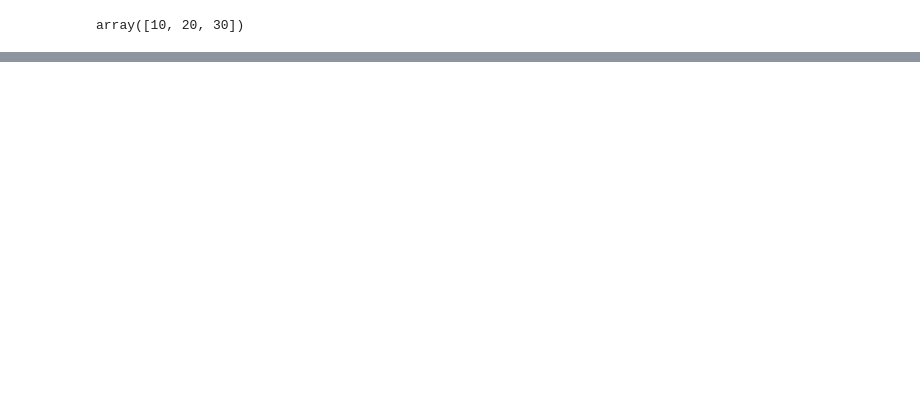
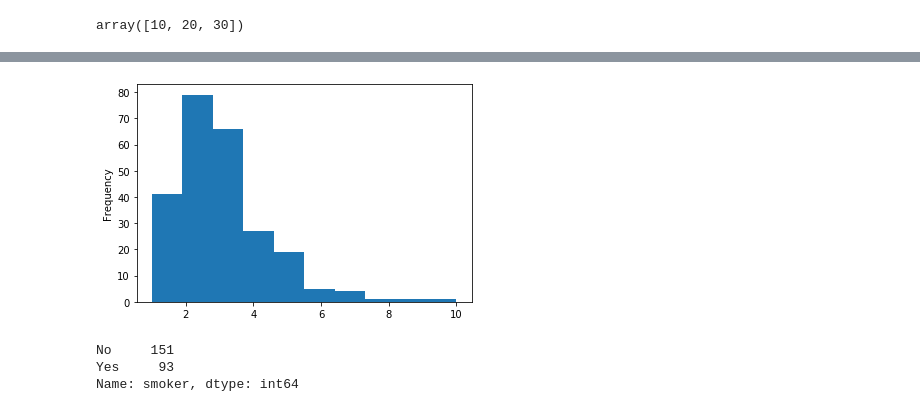
Before and after one commit to ChrisHSKim/python_for_everyone, a Jupyter notebook: notebooks/python with pandas.ipynb, the cells around one changed output, grey strips where cells are left out. Cells and saved outputs as stored; diff of their text form; code cells hidden in the pictures; blank space fills up the shorter version.

Commit message:
add plots

```diff
--- a/notebooks/python with pandas.ipynb
+++ b/notebooks/python with pandas.ipynb
@@ -567,0 +605,2 @@ array([10, 20, 30])
+# %%
+tips = sns.load_dataset('tips')
@@ -567,0 +618,12 @@ array([10, 20, 30])
+# %%
+tips.tip.plot(kind='hist')
+plt.show()
+# %% [output]
+[figure, added]
+# %%
+cts = tips.smoker.value_counts()
+cts
+# %% [output]
+No     151
+Yes     93
+Name: smoker, dtype: int64
```
Also changed, not shown: parts of 18 cells of this notebook.
